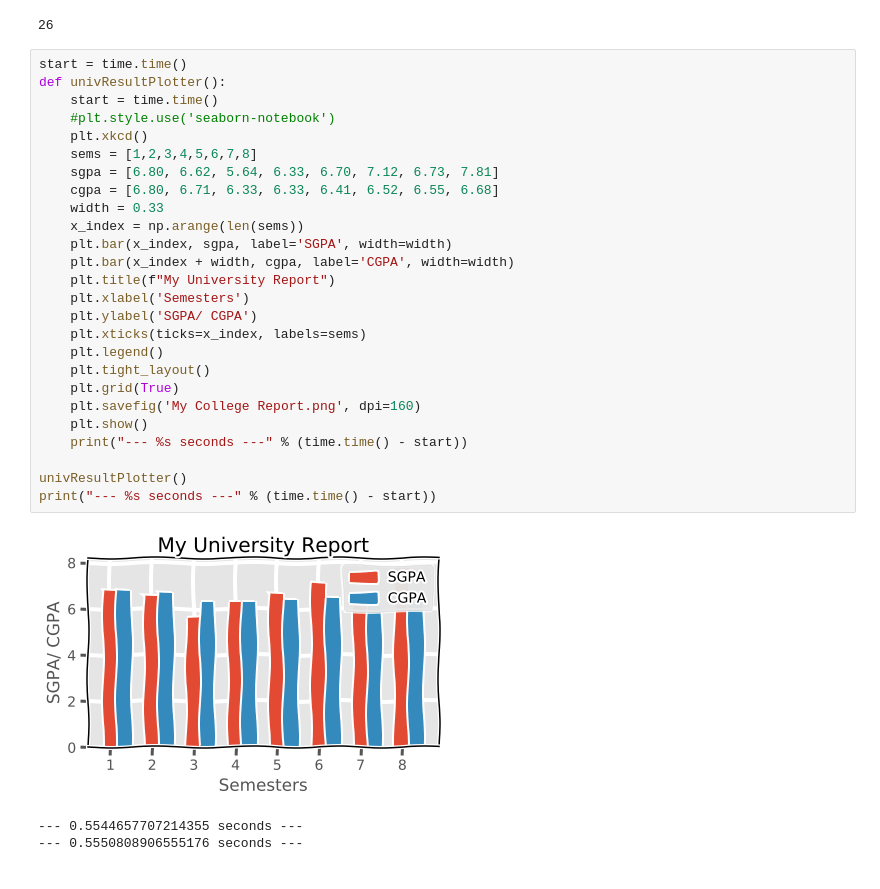
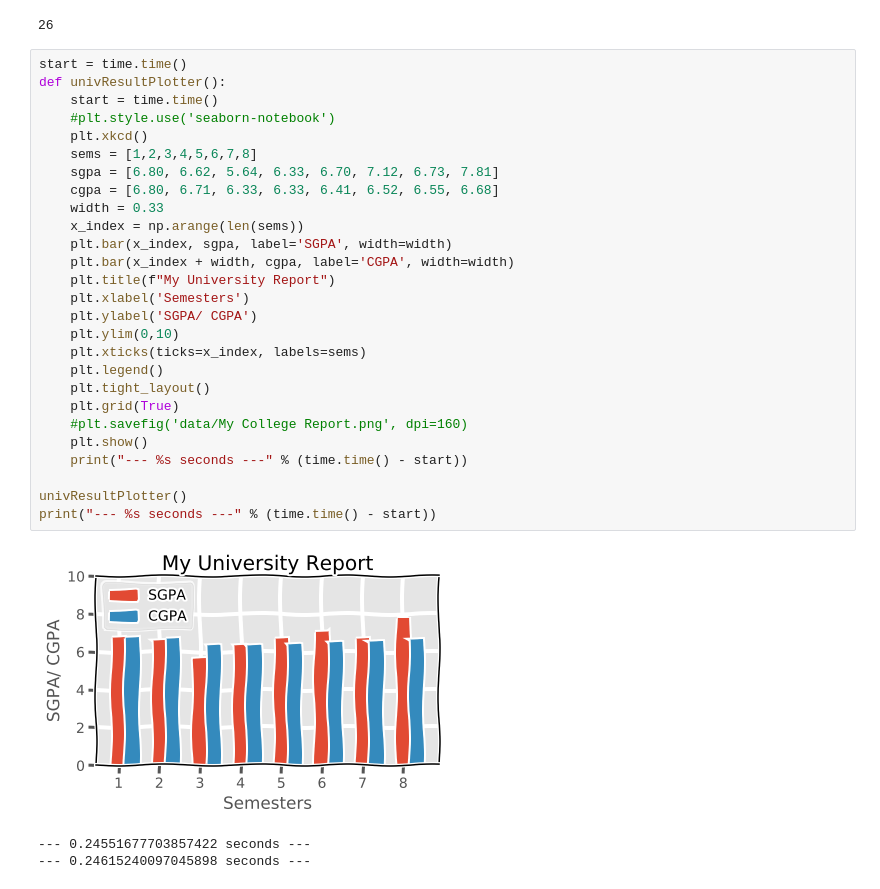
Before and after one commit to farzandkhan-zz/Plotting, a Jupyter notebook: Matplotlib/Notebook 2 - Bar Plots.ipynb, the cells around one changed output. Cells and saved outputs as stored; diff of their text form.

```diff
--- a/Matplotlib/Notebook 2 - Bar Plots.ipynb
+++ b/Matplotlib/Notebook 2 - Bar Plots.ipynb
@@ -90,30 +90,31 @@ print(len(a))
 # %%
 start = time.time()
 def univResultPlotter():
     start = time.time()
     #plt.style.use('seaborn-notebook')
     plt.xkcd()
     sems = [1,2,3,4,5,6,7,8]
     sgpa = [6.80, 6.62, 5.64, 6.33, 6.70, 7.12, 6.73, 7.81]
     cgpa = [6.80, 6.71, 6.33, 6.33, 6.41, 6.52, 6.55, 6.68]
     width = 0.33
     x_index = np.arange(len(sems))
     plt.bar(x_index, sgpa, label='SGPA', width=width)
     plt.bar(x_index + width, cgpa, label='CGPA', width=width)
     plt.title(f"My University Report")
     plt.xlabel('Semesters')
     plt.ylabel('SGPA/ CGPA')
+    plt.ylim(0,10)
     plt.xticks(ticks=x_index, labels=sems)
     plt.legend()
     plt.tight_layout()
     plt.grid(True)
-    plt.savefig('My College Report.png', dpi=160)
+    #plt.savefig('data/My College Report.png', dpi=160)
     plt.show()
     print("--- %s seconds ---" % (time.time() - start))
 
 univResultPlotter()
 print("--- %s seconds ---" % (time.time() - start))
 # %% [output]
-[figure, old version]
+[figure, new version]
---- 0.5544657707214355 seconds ---
---- 0.5550808906555176 seconds ---
+--- 0.24551677703857422 seconds ---
+--- 0.24615240097045898 seconds ---
```
Also changed, not shown: parts of 4 cells of this notebook, 5 other files.
